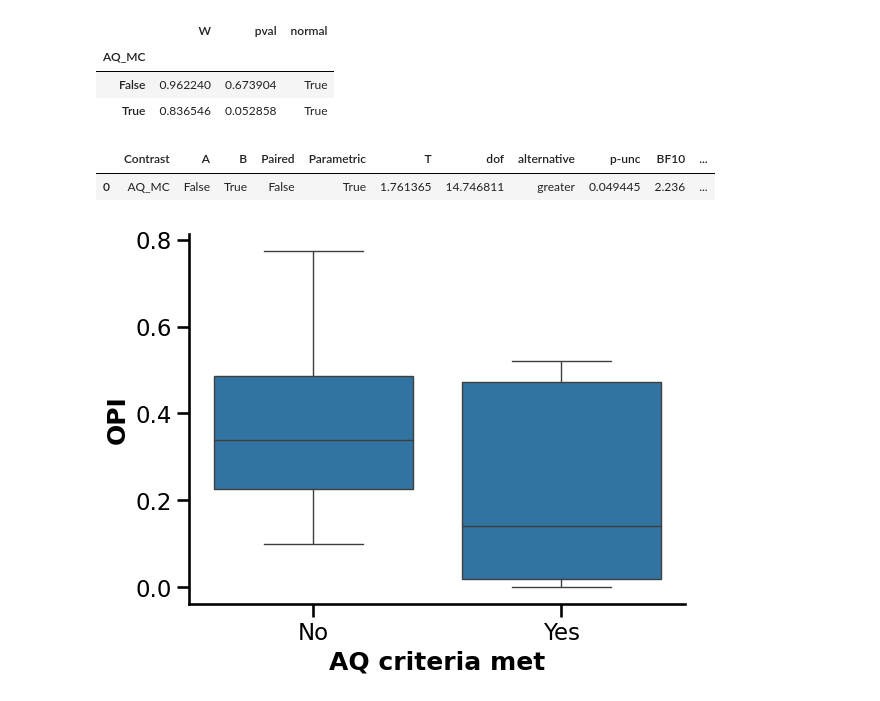
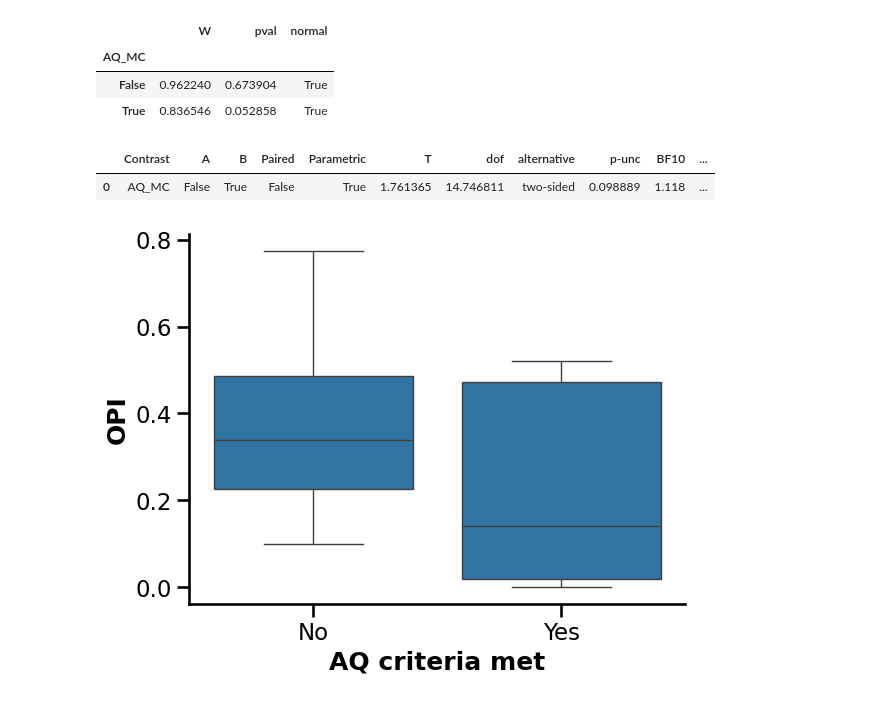
Before and after one commit to camila-maura/GIFTED-DFI, a Jupyter notebook: aq_analysis.ipynb, the cells around one changed output. Cells and saved outputs as stored; diff of their text form; code cells hidden in the pictures.

```diff
--- a/aq_analysis.ipynb
+++ b/aq_analysis.ipynb
@@ -239,16 +261,16 @@ pg.normality(data=df, dv="OPI", group="AQ_MC")
 # %%
 pg.pairwise_tests(
     data=df,
     dv="OPI",
     between="AQ_MC",
     effsize="cohen",
     correction=True,
     parametric=True,
-    alternative="greater",
+    alternative="two-sided",
 )
 # %% [output]
 |  | Contrast | A | B | Paired | Parametric | T | dof | alternative | p-unc | BF10 | ... |
-| 0 | AQ_MC | False | True | False | True | 1.761365 | 14.746811 | greater | 0.049445 | 2.236 | ... |
+| 0 | AQ_MC | False | True | False | True | 1.761365 | 14.746811 | two-sided | 0.098889 | 1.118 | ... |
 # %%
 sns.set_context("talk")
 fig = sns.boxplot(data=df, x="AQ_MC", y="OPI")
```
Also changed, not shown: parts of 14 cells of this notebook, 2 other files.
